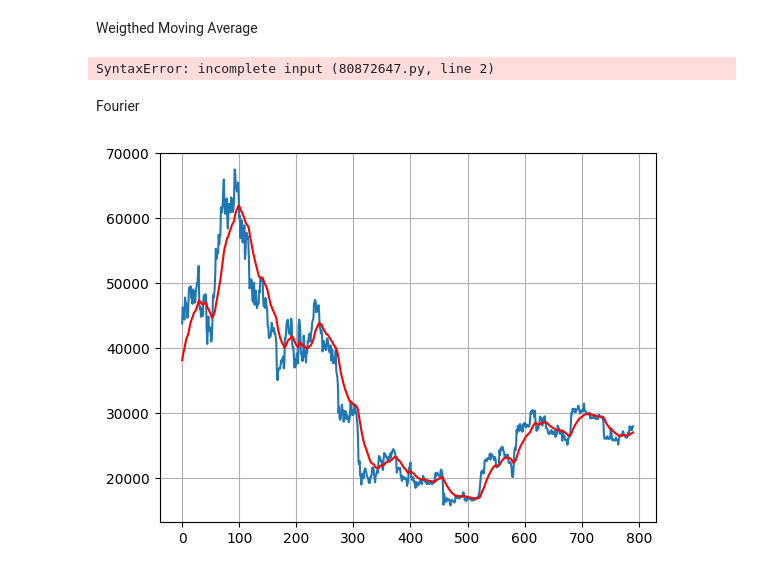
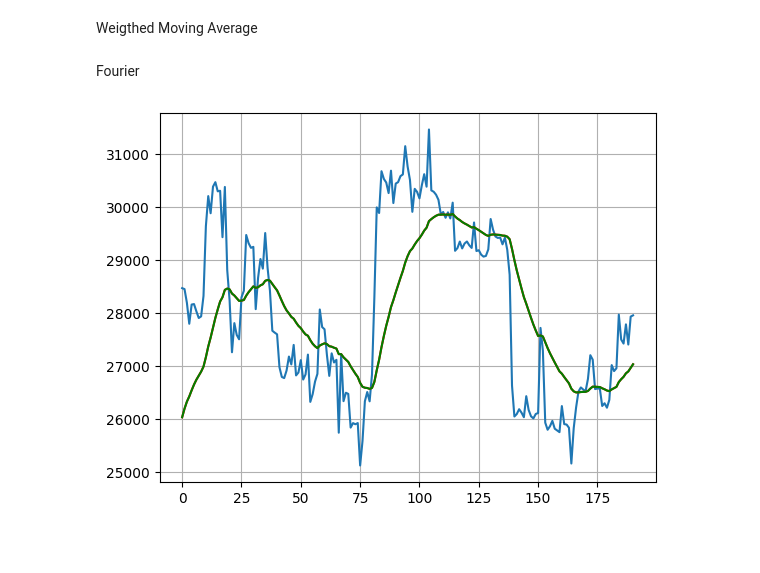
Before and after one commit to aliktv71/Data-analysis, a Jupyter notebook: signal_processing.ipynb, the cells around one changed output. Cells and saved outputs as stored; diff of their text form; code cells hidden in the pictures; blank space fills up the shorter version.

Commit message:
Check if the adjust variable in ewm function works for wma and ema

```diff
--- a/signal_processing.ipynb
+++ b/signal_processing.ipynb
@@ -36,14 +36,14 @@ def ma(df, period = 14 ):
 Exponential Moving Average
 # %%
 def ema(df, period = 14 ):
-    EMA = df.ewm(period).mean()
+    EMA = df.ewm(period ,adjust = False).mean()
     return EMA
 # %% [markdown]
 Weigthed Moving Average
 # %%
 def wma(df ,period = 14):
+    WMA = df.ewm(period ,adjust = True).mean()
+    return WMA
-# %% [output]
-SyntaxError: incomplete input (80872647.py, line 2)
 # %% [markdown]
 Fourier
 # %%
@@ -84,8 +82,12 @@ fft_btc = fourier(btc_close_price,plot_on= False)
+# %%
+wma = wma(btc_close_price)
+ema = ema(btc_close_price)
 # %%
 fig =plt.figure(1)
-plt.plot(btc_close_price[3500:-1].values)
-plt.plot(ema.values[3500:-1] , color = 'red')
+plt.plot(btc_close_price[4100:-1].values)
+plt.plot(ema.values[4100:-1] , color = 'red')
+plt.plot(wma.values[4100:-1] , color = 'green')
 plt.grid()
 plt.show()
 # %% [output]
-[figure, old version]
+[figure, new version]
```
Also changed, not shown: parts of 1 cell of this notebook, 1 other file.
